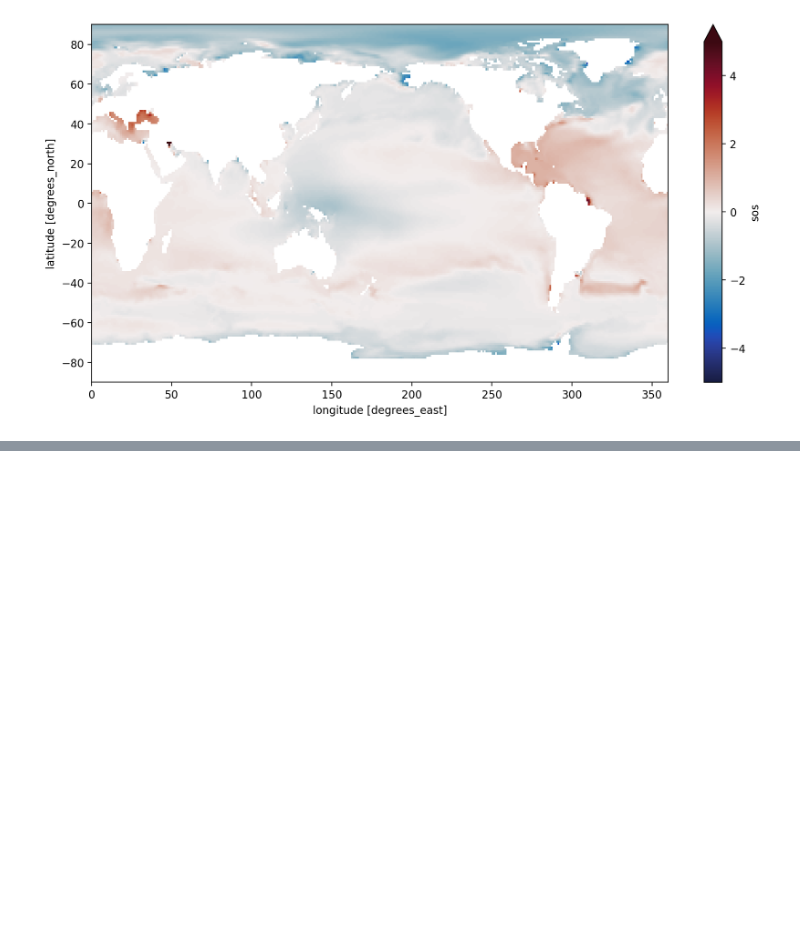
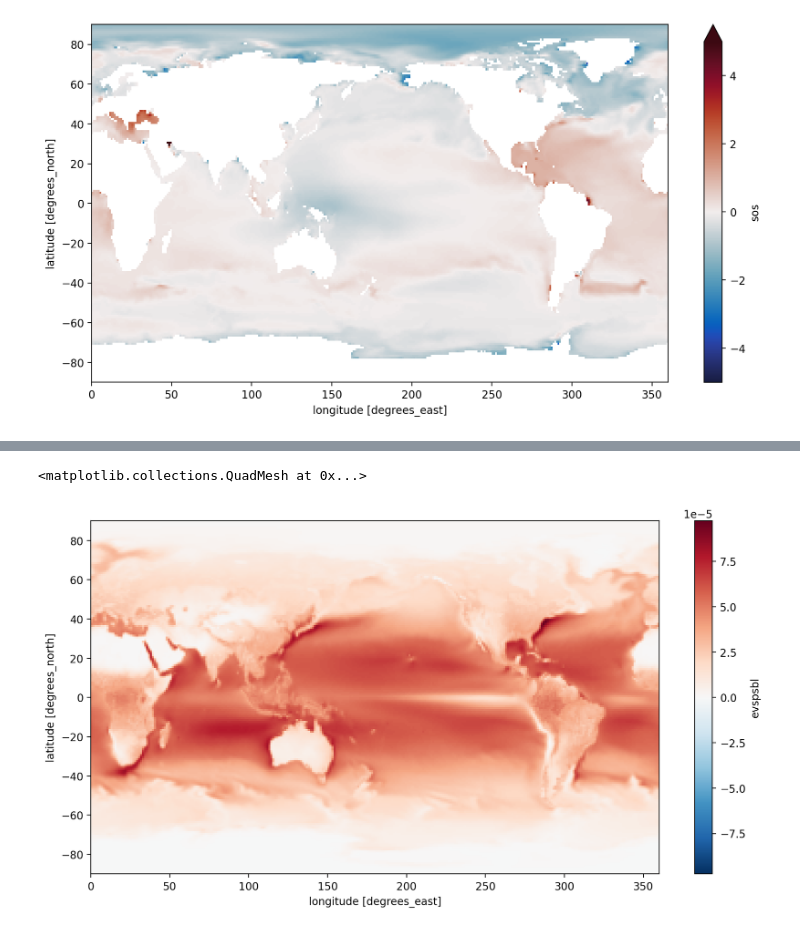
Before and after one commit to EES-3506-5506/Final_Hedayatfar, a Jupyter notebook: Final_Project.ipynb, the cells around one changed output, grey strips where cells are left out. Cells and saved outputs as stored; diff of their text form; code cells hidden in the pictures; blank space fills up the shorter version.

```diff
--- a/Final_Project.ipynb
+++ b/Final_Project.ipynb
@@ -875,0 +882,6 @@ difference_sos3.plot(vmin=-5,
+# %%
+end_gfdl_esm4_evspsbl1 = gfdl_esm4_evspsbl1.sel(time=slice('2080-01-16','2100-12-01')).mean(dim='time').squeeze()
+end_gfdl_esm4_evspsbl1.plot()
+# %% [output]
+<matplotlib.collections.QuadMesh at 0x...>
+[figure, added]
```
Also changed, not shown: parts of 5 cells of this notebook.
